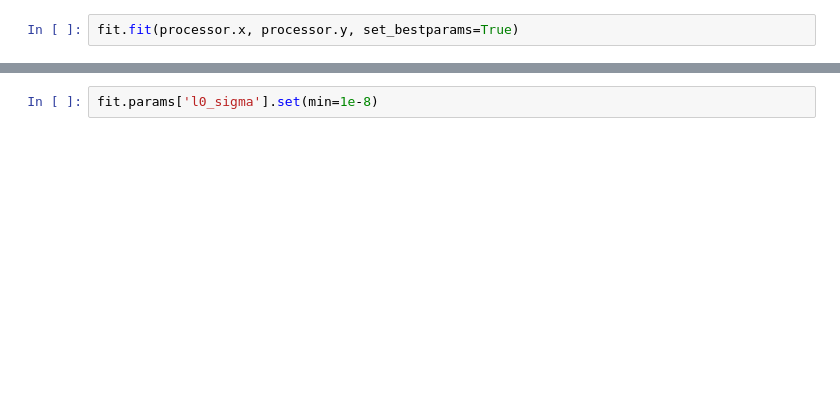
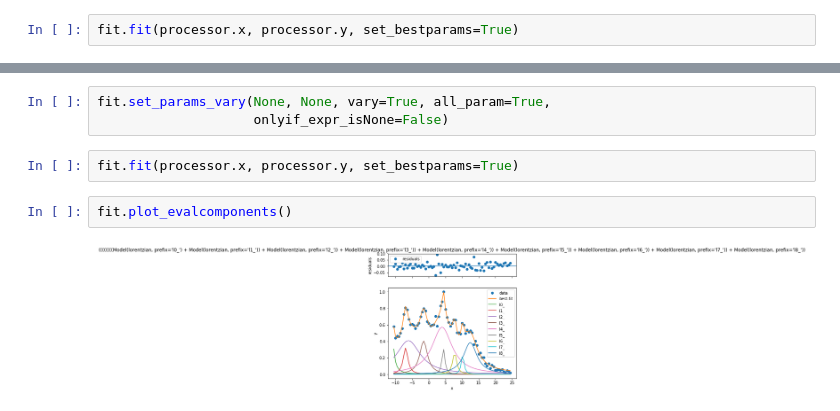
Before and after one commit to kei0822kei/smooziee, a Jupyter notebook: notebook/fitting.ipynb, the cells around one changed output, grey strips where cells are left out. Saved outputs shown, nothing was run; the diff lists cells and outputs as text; blank space fills up the shorter version.

```diff
--- a/notebook/fitting.ipynb
+++ b/notebook/fitting.ipynb
@@ -97,2 +117,9 @@ fit.plot_evalcomponents()
-# %%
-fit.params['l0_sigma'].set(min=1e-8)
+# %%
+fit.set_params_vary(None, None, vary=True, all_param=True,
+                    onlyif_expr_isNone=False)
+# %%
+fit.fit(processor.x, processor.y, set_bestparams=True)
+# %%
+fit.plot_evalcomponents()
+# %% [output]
+[figure, added]
```
Also changed, not shown: parts of 11 cells of this notebook, 1 other file.
